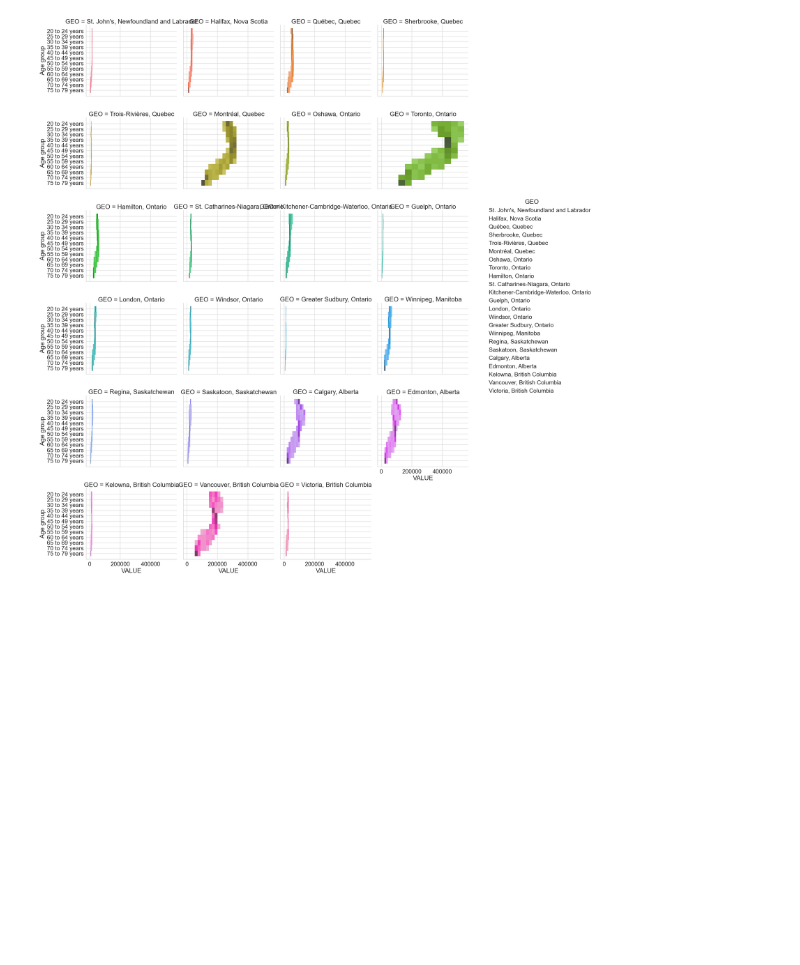
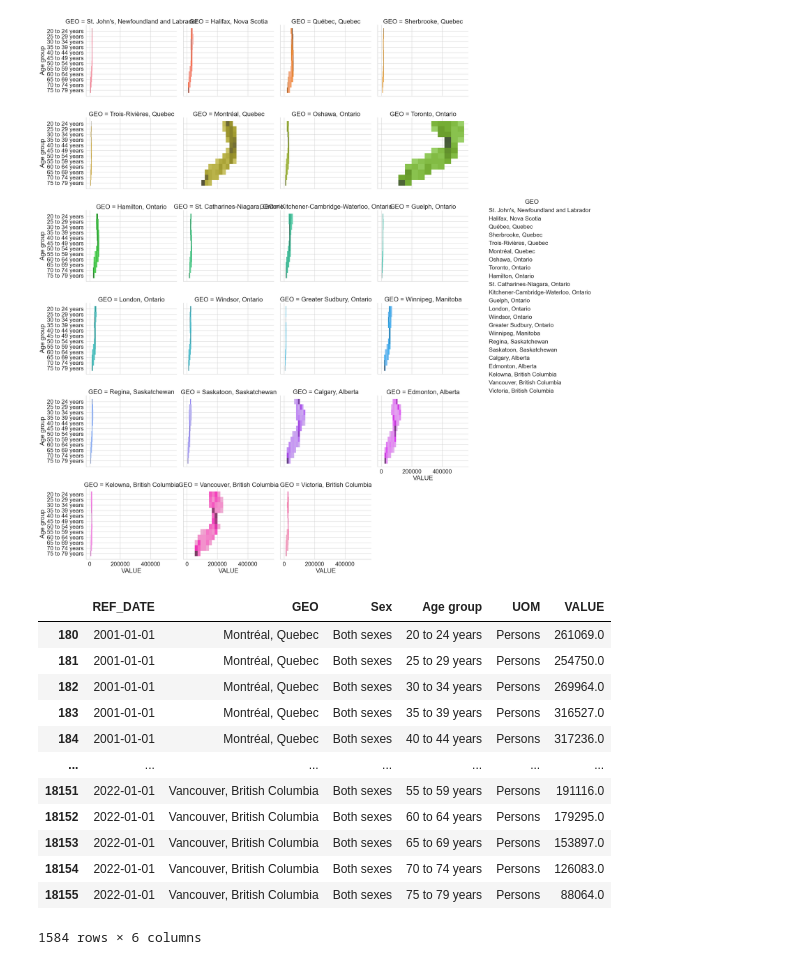
Before and after one commit to ubco-W2022T2-data301/project-group-group01, a Jupyter notebook: analysis/Katrinaanalysis3.ipynb, the cells around one changed output. Drawn from its saved outputs; the diff is of its cells as text; code cells hidden in the pictures; blank space fills up the shorter version.

```diff
--- a/analysis/Katrinaanalysis3.ipynb
+++ b/analysis/Katrinaanalysis3.ipynb
@@ -384,3 +384,21 @@ g.add_legend()
 plt.show()
 # %% [output]
 [figure]
+# %%
+selected_cities = ['Vancouver, British Columbia', 'Calgary, Alberta', 'Edmonton, Alberta', 'Winnipeg, Manitoba', 'Toronto, Ontario', 'Montréal, Quebec']
+filtered_df = PE_Wrangled[PE_Wrangled['GEO'].isin(selected_cities)]
+filtered_df
+# %% [output]
+|  | REF_DATE | GEO | Sex | Age group | UOM | VALUE |
+| 180 | 2001-01-01 | Montréal, Quebec | Both sexes | 20 to 24 years | Persons | 261069.0 |
+| 181 | 2001-01-01 | Montréal, Quebec | Both sexes | 25 to 29 years | Persons | 254750.0 |
+| 182 | 2001-01-01 | Montréal, Quebec | Both sexes | 30 to 34 years | Persons | 269964.0 |
+| 183 | 2001-01-01 | Montréal, Quebec | Both sexes | 35 to 39 years | Persons | 316527.0 |
+| 184 | 2001-01-01 | Montréal, Quebec | Both sexes | 40 to 44 years | Persons | 317236.0 |
+| ... | ... | ... | ... | ... | ... | ... |
+| 18151 | 2022-01-01 | Vancouver, British Columbia | Both sexes | 55 to 59 years | Persons | 191116.0 |
+| 18152 | 2022-01-01 | Vancouver, British Columbia | Both sexes | 60 to 64 years | Persons | 179295.0 |
+| 18153 | 2022-01-01 | Vancouver, British Columbia | Both sexes | 65 to 69 years | Persons | 153897.0 |
+| 18154 | 2022-01-01 | Vancouver, British Columbia | Both sexes | 70 to 74 years | Persons | 126083.0 |
+| 18155 | 2022-01-01 | Vancouver, British Columbia | Both sexes | 75 to 79 years | Persons | 88064.0 |
+1584 rows × 6 columns
```
Also changed, not shown: parts of 3 cells of this notebook, 1 other file.
